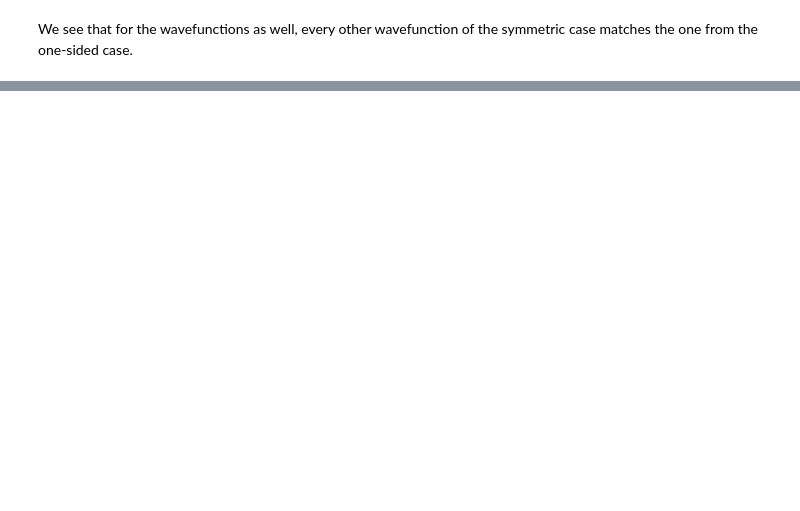
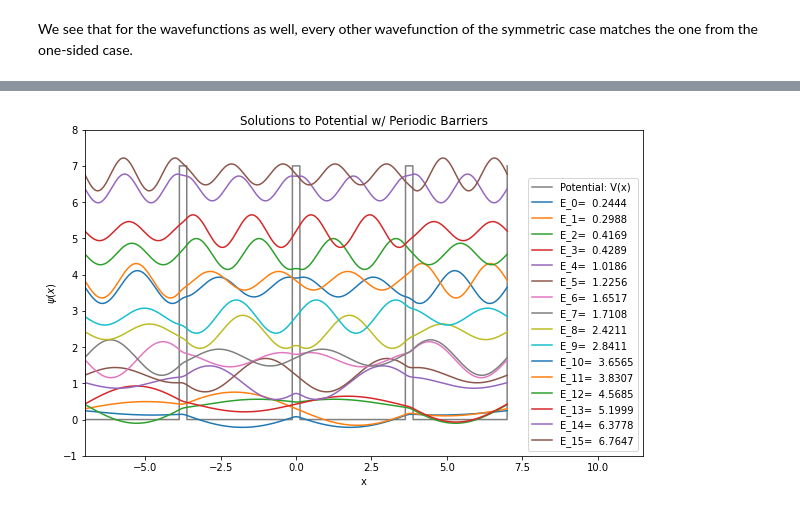
Before and after one commit to PHYS486-S22/PHYS486-S22, a Jupyter notebook: SampleNotebooks/Schrodinger/Linear Potential in QM.ipynb, the cells around one changed output, grey strips where cells are left out. Saved outputs shown, nothing was run; the diff lists cells and outputs as text; code cells hidden in the pictures; blank space fills up the shorter version.

```diff
--- a/SampleNotebooks/Schrodinger/Linear Potential in QM.ipynb
+++ b/SampleNotebooks/Schrodinger/Linear Potential in QM.ipynb
@@ -176,0 +204,9 @@ We see that for the wavefunctions as well, every other wavefunction of the symme
+# %%
+# This is for the Symmetric linear potential case.
+hp = xs[1]-xs[0] # Should be equal to 2*np.pi/(N-1)
+Mddp = 1./(hp*hp)*(np.diag(np.ones(N-1),-1) -2* np.diag(np.ones(N),0) + np.diag(np.ones(N-1),1))
+Hp = -(hbar*hbar)/(2.0*m)*Mddp + np.diag(Vp)
+Ep,psiTp = np.linalg.eigh(Hp) # This computes the eigen values and eigenvectors
+psip = np.transpose(psiTp)
+# We now have the eigen vectors as psi(i), where i is the energy level.
+print(np.sum(psip[0]*psip[0]))  # Check. Yes these are normalized already.
@@ -176,0 +243,24 @@ We see that for the wavefunctions as well, every other wavefunction of the symme
+# %%
+#find the number of wavefunctions that are bound
+n_bound_periodic = len(np.argwhere( Ep < np.max(Vp) ))
+#print(len(np.argwhere( Ep < np.max(Vp) )) )
+
+#plot all the bound states
+plt.figure(figsize=(10,6))
+plt.plot(xs,Vp,color="grey",label="Potential: V(x)")
+#plt.plot([0,0],[0,np.max(Vp)]%,color="grey",label="Potential: V(x)")
+plt.ylim((-1,np.max(Vp)+1))
+plt.xlim( (np.min(xs),np.max(xs)+4.5))
+for i in range(n_bound_periodic):
+    if psio[i,int(N/2)-10]<0:
+        plt.plot(xs,Ep[i]-psip[i]/np.sqrt(hp),label="E_{}={:8.4f}".format(i,Ep[i]))
+    else:
+        plt.plot(xs,Ep[i]+psip[i]/np.sqrt(hp),label="E_{}={:8.4f}".format(i,Ep[i]))
+    plt.legend(loc = 4)
+    plt.title("Solutions to Potential w/ Periodic Barriers")
+    plt.xlabel("x")
+    plt.ylabel("$\psi(x)$")
+plt.savefig("Periodic_Potential_Barriers_Wavefunctions.pdf")
+plt.show()
+# %% [output]
+[figure, added]
```
Also changed, not shown: parts of 8 cells of this notebook.
